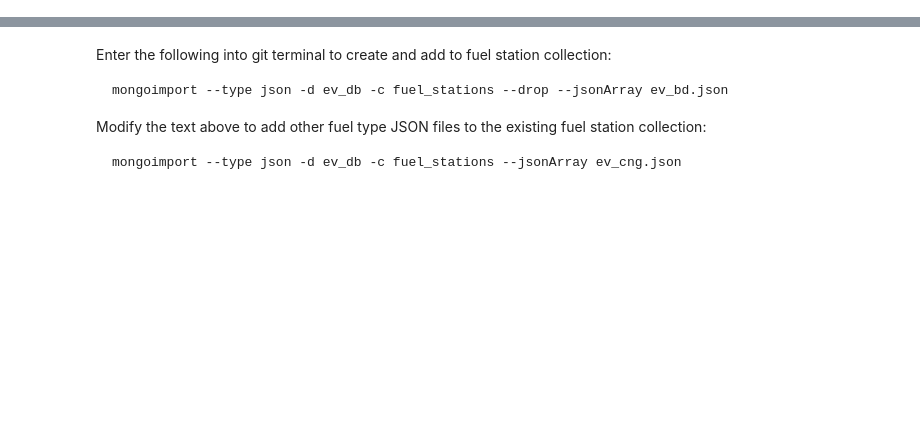
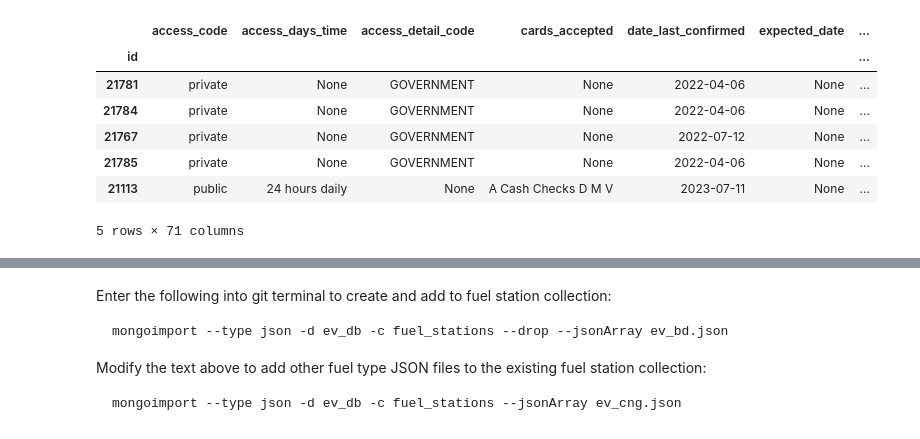
Before and after one commit to gnahziy/DataVisualizationProject, a Jupyter notebook: mongo_setup/mongo_db_setup.ipynb, the cells around one changed output, grey strips where cells are left out. Saved outputs shown, nothing was run; the diff lists cells and outputs as text; code cells hidden in the pictures; blank space fills up the shorter version.

```diff
--- a/mongo_setup/mongo_db_setup.ipynb
+++ b/mongo_setup/mongo_db_setup.ipynb
@@ -87,0 +113,21 @@ with open("ev_rd.json", "w") as outfile:
+# %%
+
+# fuel_stations = fuel_stations.drop(['_id'], axis=1)
+# fuel_stations = fuel_stations.reset_index()
+f = fuel_stations.head()
+f = f.drop(['_id'], axis=1)
+# f = f.drop(['index'])
+f['id'] = f['id'].values.astype(str)
+f = f.set_index(['id'])
+# %%
+
+f
+# %% [output]
+|  | access_code | access_days_time | access_detail_code | cards_accepted | date_last_confirmed | expected_date | ... |
+| id |  |  |  |  |  |  | ... |
+| 21781 | private | None | GOVERNMENT | None | 2022-04-06 | None | ... |
+| 21784 | private | None | GOVERNMENT | None | 2022-04-06 | None | ... |
+| 21767 | private | None | GOVERNMENT | None | 2022-07-12 | None | ... |
+| 21785 | private | None | GOVERNMENT | None | 2022-04-06 | None | ... |
+| 21113 | public | 24 hours daily | None | A Cash Checks D M V | 2023-07-11 | None | ... |
+5 rows × 71 columns
```
Also changed, not shown: parts of 5 cells of this notebook, 8 other files.
